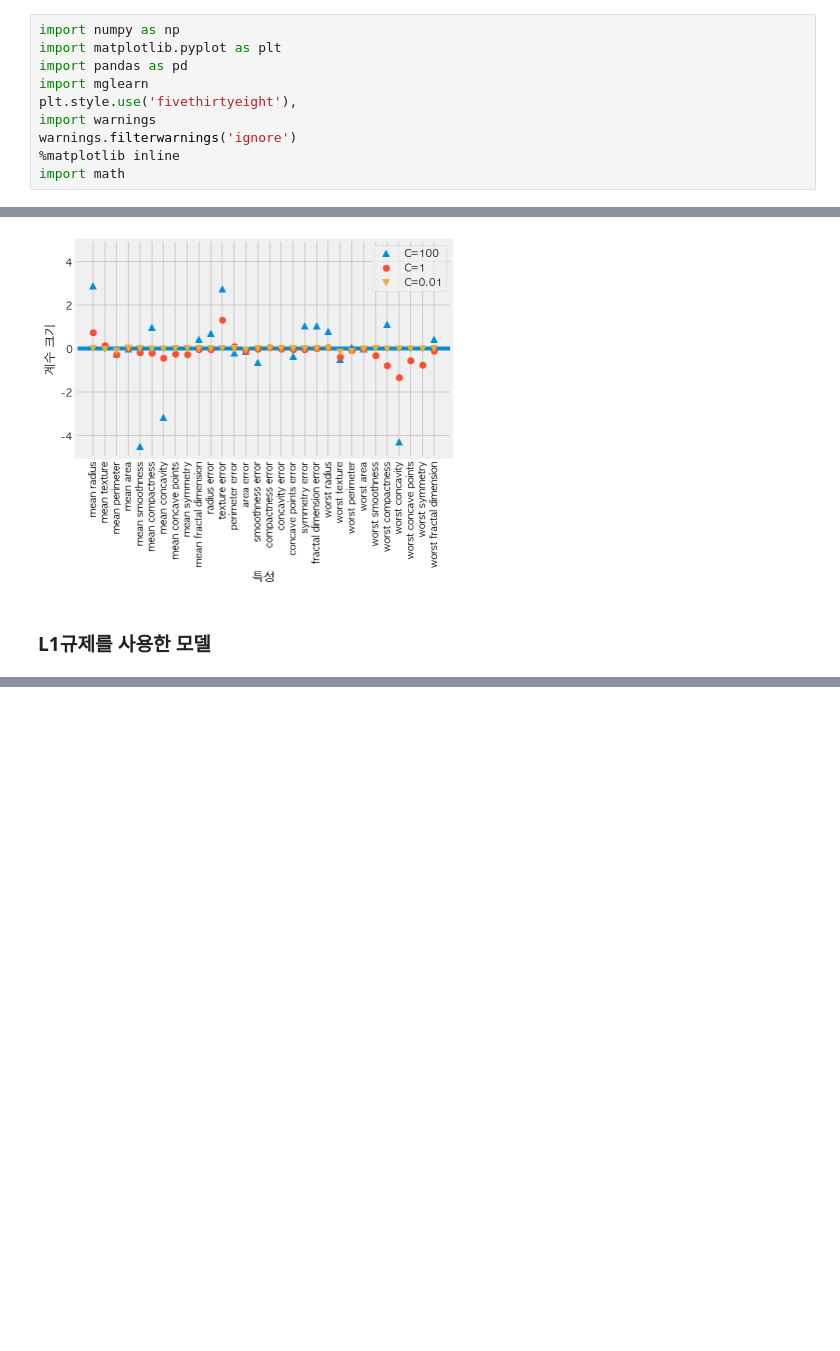
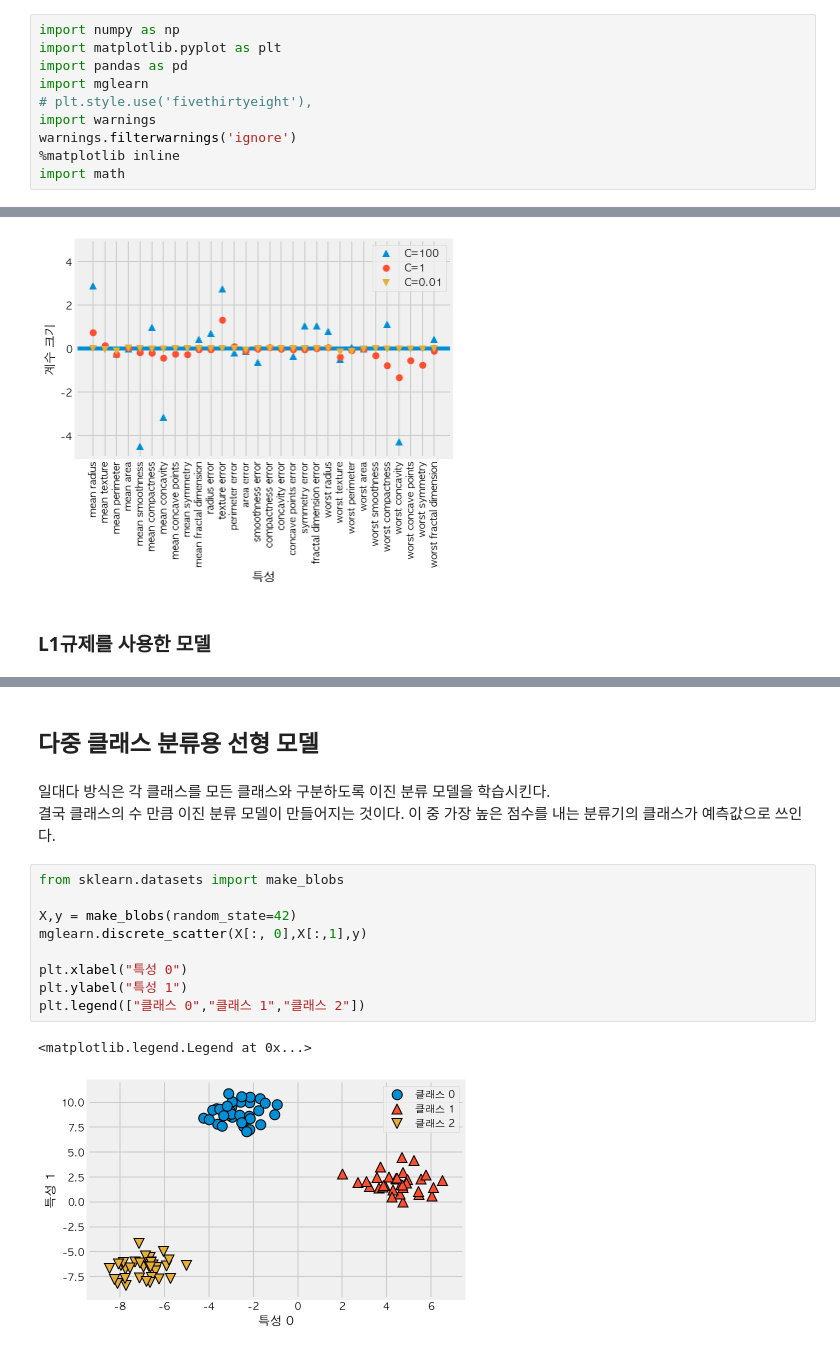
Before and after one commit to sue991/scikit_learn, a Jupyter notebook: Chap2.ipynb, the cells around one changed output, grey strips where cells are left out. Drawn from its saved outputs; the diff is of its cells as text; blank space fills up the shorter version.

```diff
--- a/Chap2.ipynb
+++ b/Chap2.ipynb
@@ -5,7 +5,7 @@ import numpy as np
 import matplotlib.pyplot as plt
 import pandas as pd
 import mglearn
-plt.style.use('fivethirtyeight'),
+# plt.style.use('fivethirtyeight'),
 import warnings
 warnings.filterwarnings('ignore')
 %matplotlib inline
@@ -581,0 +582,17 @@ C=100.000인 l1 로지스틱 회귀의 테스드 정확도: 0.98
+# %% [markdown]
+## 다중 클래스 분류용 선형 모델
+# %% [markdown]
+일대다 방식은 각 클래스를 모든 클래스와 구분하도록 이진 분류 모델을 학습시킨다.
+결국 클래스의 수 만큼 이진 분류 모델이 만들어지는 것이다. 이 중 가장 높은 점수를 내는 분류기의 클래스가 예측값으로 쓰인다.
+# %%
+from sklearn.datasets import make_blobs
+
+X,y = make_blobs(random_state=42)
+mglearn.discrete_scatter(X[:, 0],X[:,1],y)
+
+plt.xlabel("특성 0")
+plt.ylabel("특성 1")
+plt.legend(["클래스 0","클래스 1","클래스 2"])
+# %% [output]
+<matplotlib.legend.Legend at 0x...>
+[figure, added]
```
Also changed, not shown: parts of 31 cells of this notebook, 4 other files.
